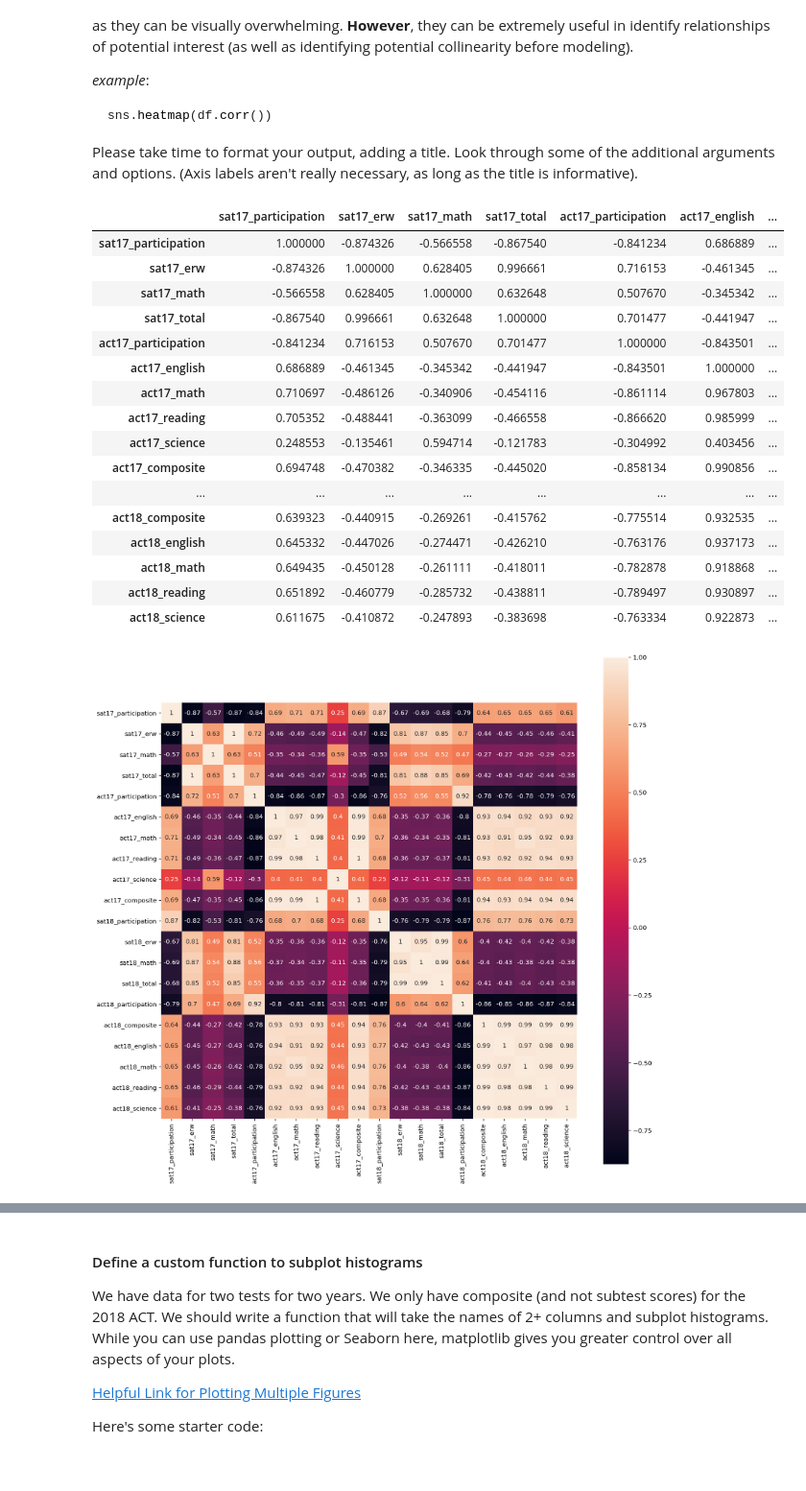
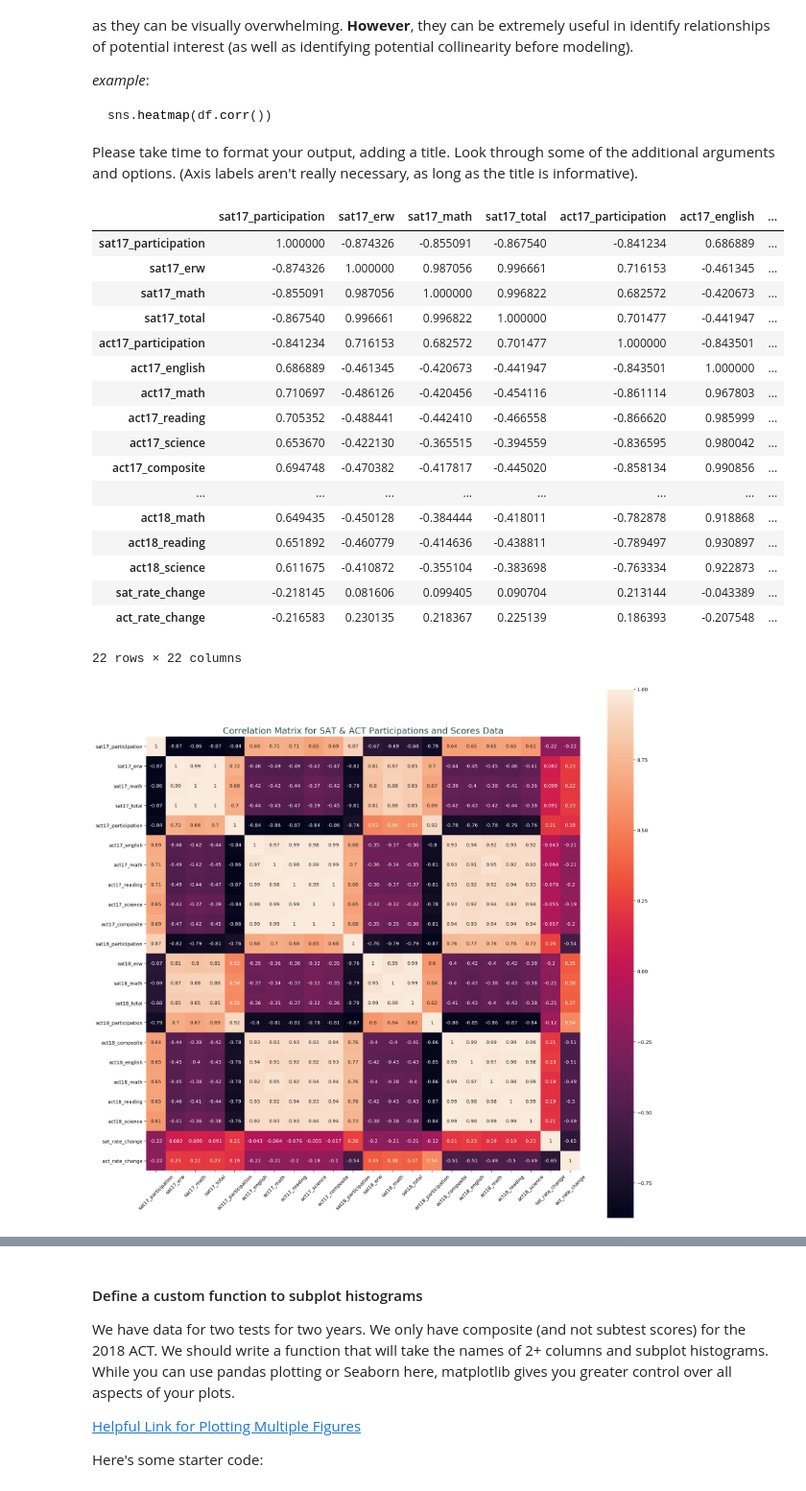
Before and after one commit to sherlocknow/dsiprojects, a Jupyter notebook: project_1/code/Vikas_Kalia_Project_1_final.ipynb, the cells around one changed output, grey strips where cells are left out. Shown at 96% size. Saved outputs shown, nothing was run; the diff lists cells and outputs as text; code cells hidden in the pictures.

```diff
--- a/project_1/code/Vikas_Kalia_Project_1_final.ipynb
+++ b/project_1/code/Vikas_Kalia_Project_1_final.ipynb
@@ -36,4 +37,11 @@ import math as math
 
 %config InlineBackend.figure_format = 'retina'
 %matplotlib inline
+# %%
+# My Custom color and font scheme - to be used across all graphs
+my_title_col = 'darkslategray'
+my_label_col = 'darkslategray'
+my_graph_col = 'darkcyan'
+my_title_font = 18
+my_label_font = 14
 # %% [markdown]
@@ -179,8 +187,3 @@ Observations:
 #### 4c. Fix any errors you identified
 
 **The data is available** so there's no need to guess or calculate anything. If you didn't find any errors, continue to the next step.
-# %%
-#Function to remove 'x' character in one of the cells under Composite
-# columm and converting every cell to float
-def to_float(x):
-    return float(str(x).strip('x'))
@@ -204,3 +204,7 @@ act_17.loc[21,'Science'] = 23.2
 act_17.loc[21,'Science']
 # %% [output]
 23.2
+# %%
+# manually fixed average score for Math test of SAT in 2017
+sat_17.loc[20,'Math'] = 524
+sat_17.loc[20,'Math']
@@ -331,6 +328,13 @@ dtypes: float64(6), object(1)
 memory usage: 3.0+ KB
 # %% [markdown]
 - Fix any individual values preventing other columns from being the appropriate type.
+# %%
+#Function to remove 'x' character in one of the cells under Composite
+# columm and converting every cell to float
+def to_float(x):
+    return float(str(x).replace('x',''))
+# cleaning cell with extra 'x' in Composite' columm
+act_17['Composite'] = act_17['Composite'].apply(to_float)
 # %% [markdown]
 - Finish your data modifications by making sure the columns are now typed appropriately.
 # %% [markdown]
@@ -900,25 +939,28 @@ final_corr = sat_act_final.corr()
 final_corr
 # %% [output]
 |  | sat17_participation | sat17_erw | sat17_math | sat17_total | act17_participation | act17_english | ... |
-| sat17_participation | 1.000000 | -0.874326 | -0.566558 | -0.867540 | -0.841234 | 0.686889 | ... |
-| sat17_erw | -0.874326 | 1.000000 | 0.628405 | 0.996661 | 0.716153 | -0.461345 | ... |
-| sat17_math | -0.566558 | 0.628405 | 1.000000 | 0.632648 | 0.507670 | -0.345342 | ... |
-| sat17_total | -0.867540 | 0.996661 | 0.632648 | 1.000000 | 0.701477 | -0.441947 | ... |
-| act17_participation | -0.841234 | 0.716153 | 0.507670 | 0.701477 | 1.000000 | -0.843501 | ... |
-| act17_english | 0.686889 | -0.461345 | -0.345342 | -0.441947 | -0.843501 | 1.000000 | ... |
-| act17_math | 0.710697 | -0.486126 | -0.340906 | -0.454116 | -0.861114 | 0.967803 | ... |
-| act17_reading | 0.705352 | -0.488441 | -0.363099 | -0.466558 | -0.866620 | 0.985999 | ... |
-| act17_science | 0.248553 | -0.135461 | 0.594714 | -0.121783 | -0.304992 | 0.403456 | ... |
-| act17_composite | 0.694748 | -0.470382 | -0.346335 | -0.445020 | -0.858134 | 0.990856 | ... |
+| sat17_participation | 1.000000 | -0.874326 | -0.855091 | -0.867540 | -0.841234 | 0.686889 | ... |
+| sat17_erw | -0.874326 | 1.000000 | 0.987056 | 0.996661 | 0.716153 | -0.461345 | ... |
+| sat17_math | -0.855091 | 0.987056 | 1.000000 | 0.996822 | 0.682572 | -0.420673 | ... |
+| sat17_total | -0.867540 | 0.996661 | 0.996822 | 1.000000 | 0.701477 | -0.441947 | ... |
+| act17_participation | -0.841234 | 0.716153 | 0.682572 | 0.701477 | 1.000000 | -0.843501 | ... |
+| act17_english | 0.686889 | -0.461345 | -0.420673 | -0.441947 | -0.843501 | 1.000000 | ... |
+| act17_math | 0.710697 | -0.486126 | -0.420456 | -0.454116 | -0.861114 | 0.967803 | ... |
+| act17_reading | 0.705352 | -0.488441 | -0.442410 | -0.466558 | -0.866620 | 0.985999 | ... |
+| act17_science | 0.653670 | -0.422130 | -0.365515 | -0.394559 | -0.836595 | 0.980042 | ... |
+| act17_composite | 0.694748 | -0.470382 | -0.417817 | -0.445020 | -0.858134 | 0.990856 | ... |
 | ... | ... | ... | ... | ... | ... | ... | ... |
-| act18_composite | 0.639323 | -0.440915 | -0.269261 | -0.415762 | -0.775514 | 0.932535 | ... |
-| act18_english | 0.645332 | -0.447026 | -0.274471 | -0.426210 | -0.763176 | 0.937173 | ... |
-| act18_math | 0.649435 | -0.450128 | -0.261111 | -0.418011 | -0.782878 | 0.918868 | ... |
-| act18_reading | 0.651892 | -0.460779 | -0.285732 | -0.438811 | -0.789497 | 0.930897 | ... |
-| act18_science | 0.611675 | -0.410872 | -0.247893 | -0.383698 | -0.763334 | 0.922873 | ... |
+| act18_math | 0.649435 | -0.450128 | -0.384444 | -0.418011 | -0.782878 | 0.918868 | ... |
+| act18_reading | 0.651892 | -0.460779 | -0.414636 | -0.438811 | -0.789497 | 0.930897 | ... |
+| act18_science | 0.611675 | -0.410872 | -0.355104 | -0.383698 | -0.763334 | 0.922873 | ... |
+| sat_rate_change | -0.218145 | 0.081606 | 0.099405 | 0.090704 | 0.213144 | -0.043389 | ... |
+| act_rate_change | -0.216583 | 0.230135 | 0.218367 | 0.225139 | 0.186393 | -0.207548 | ... |
+22 rows × 22 columns
 # %%
 # create Seaborn heat map for cross columns correlation matrix stored within final_corr object.
-plt.figure(figsize=(15,15))
-sns.heatmap(final_corr,annot=True,square=True);
+fig, ax = plt.subplots(figsize=(20,20));
+ax = sns.heatmap(final_corr, annot=True,square=True);
+ax.set_title("Correlation Matrix for SAT & ACT Participations and Scores Data",color=my_title_col, fontsize = my_title_font);
+plt.xticks(rotation=45);
 # %% [output]
-[figure, old version]
+[figure, new version]
```
Also changed, not shown: parts of 130 cells of this notebook, 14 other files.
